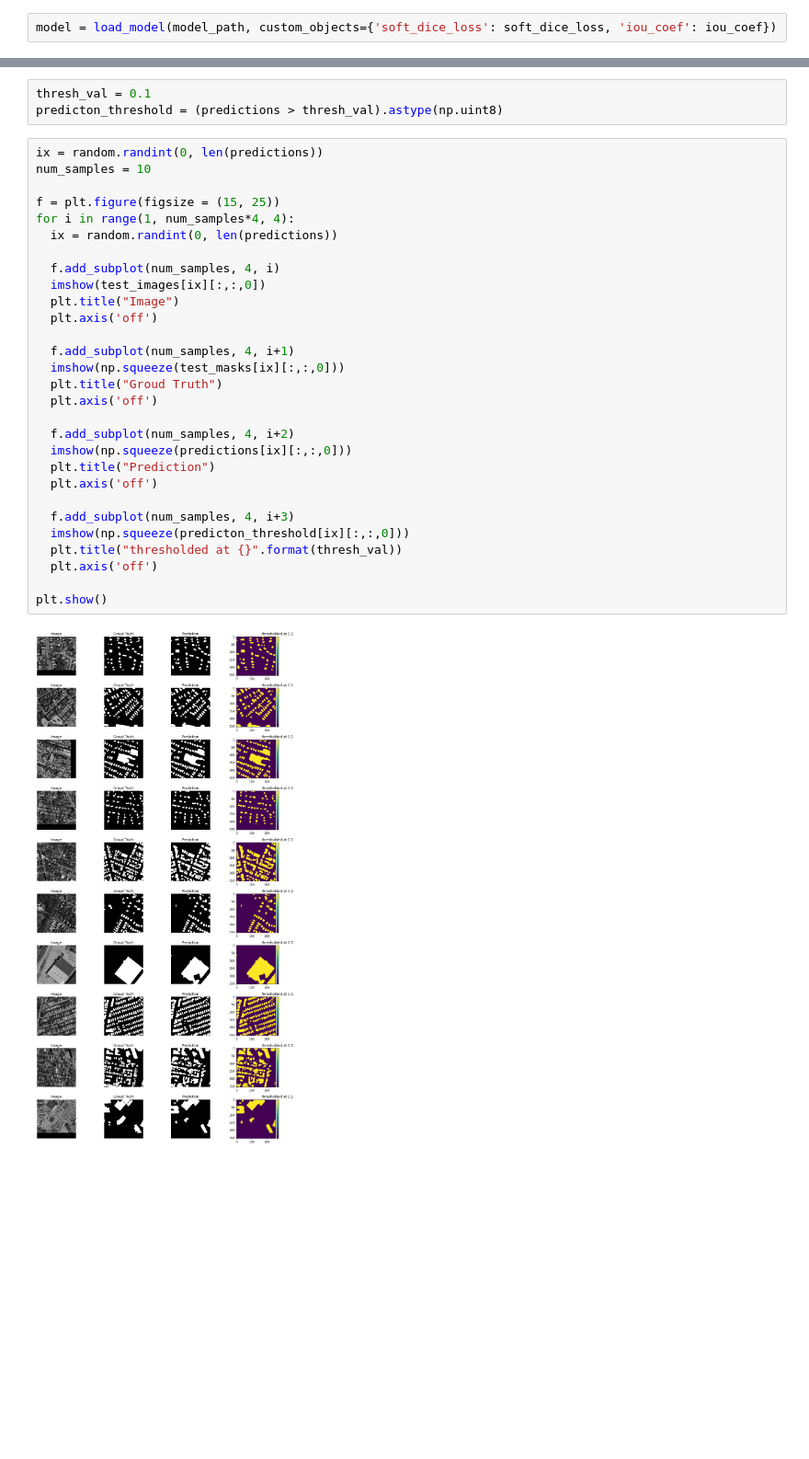
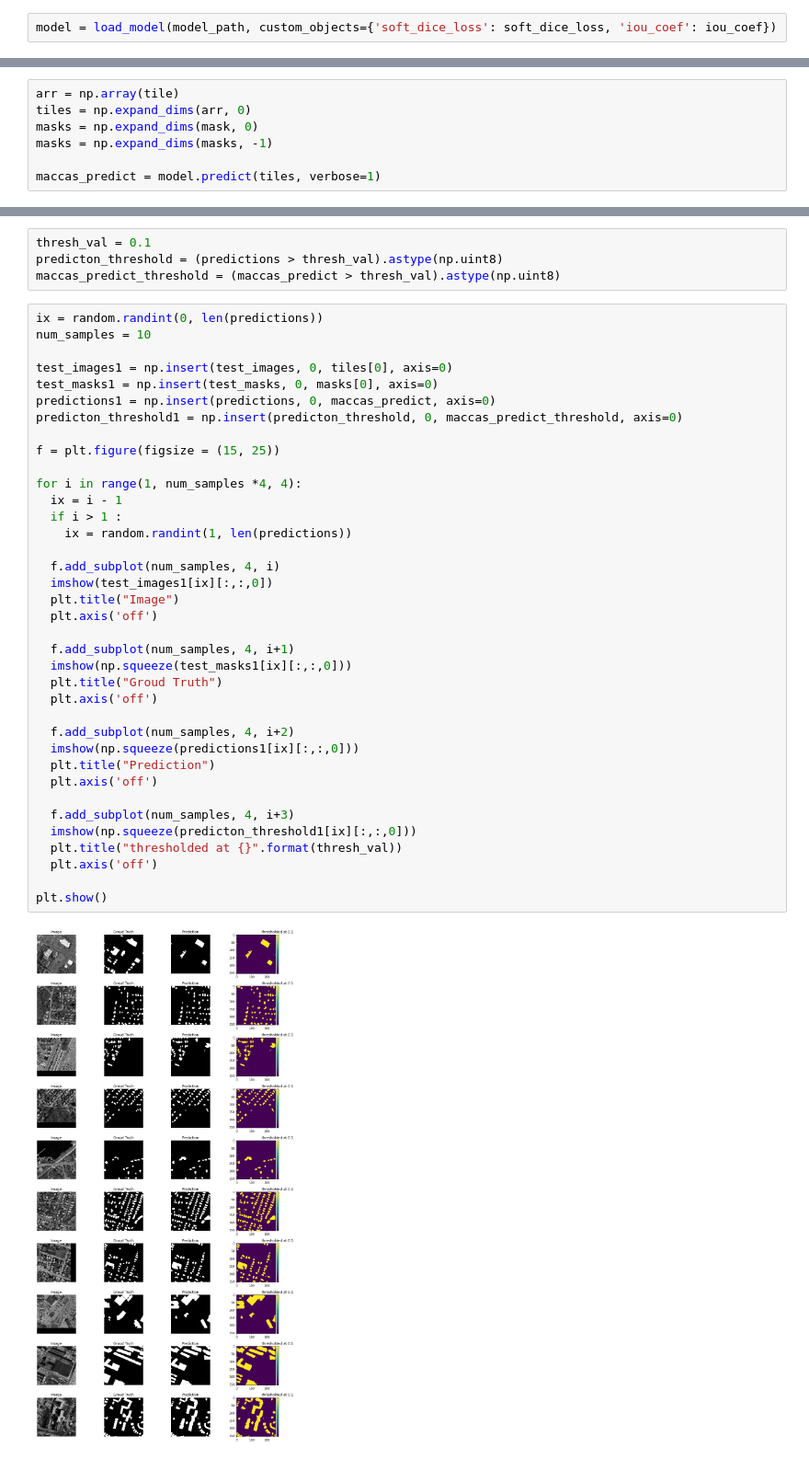
Before and after one commit to Bluedot-Innovation/skeyenet, a Jupyter notebook: Src/Road_Detection_GPU.ipynb, the cells around one changed output, grey strips where cells are left out. Shown at 92% size. Saved outputs shown, nothing was run; the diff lists cells and outputs as text; blank space fills up the shorter version.

Commit message:
segment an Australian McDonalds with the GoogleMaps image

```diff
--- a/Src/Road_Detection_GPU.ipynb
+++ b/Src/Road_Detection_GPU.ipynb
@@ -328,0 +352,7 @@ predictions = model.predict(test_images, verbose=1)
+# %%
+arr = np.array(tile)
+tiles = np.expand_dims(arr, 0)
+masks = np.expand_dims(mask, 0)
+masks = np.expand_dims(masks, -1)
+
+maccas_predict = model.predict(tiles, verbose=1)
@@ -329,34 +361,43 @@ predictions = model.predict(test_images, verbose=1)
 # %%
 thresh_val = 0.1
 predicton_threshold = (predictions > thresh_val).astype(np.uint8)
+maccas_predict_threshold = (maccas_predict > thresh_val).astype(np.uint8)
 # %%
 ix = random.randint(0, len(predictions))
 num_samples = 10
 
+test_images1 = np.insert(test_images, 0, tiles[0], axis=0)
+test_masks1 = np.insert(test_masks, 0, masks[0], axis=0)
+predictions1 = np.insert(predictions, 0, maccas_predict, axis=0)
+predicton_threshold1 = np.insert(predicton_threshold, 0, maccas_predict_threshold, axis=0)
+
 f = plt.figure(figsize = (15, 25))
-for i in range(1, num_samples*4, 4):
-  ix = random.randint(0, len(predictions))
+
+for i in range(1, num_samples *4, 4):
+  ix = i - 1
+  if i > 1 :
+    ix = random.randint(1, len(predictions))
 
   f.add_subplot(num_samples, 4, i)
-  imshow(test_images[ix][:,:,0])
+  imshow(test_images1[ix][:,:,0])
   plt.title("Image")
   plt.axis('off')
 
   f.add_subplot(num_samples, 4, i+1)
-  imshow(np.squeeze(test_masks[ix][:,:,0]))
+  imshow(np.squeeze(test_masks1[ix][:,:,0]))
   plt.title("Groud Truth")
   plt.axis('off')
 
   f.add_subplot(num_samples, 4, i+2)
-  imshow(np.squeeze(predictions[ix][:,:,0]))
+  imshow(np.squeeze(predictions1[ix][:,:,0]))
   plt.title("Prediction")
   plt.axis('off')
 
   f.add_subplot(num_samples, 4, i+3)
-  imshow(np.squeeze(predicton_threshold[ix][:,:,0]))
+  imshow(np.squeeze(predicton_threshold1[ix][:,:,0]))
   plt.title("thresholded at {}".format(thresh_val))
   plt.axis('off')
 
 plt.show()
 # %% [output]
-[figure, old version]
+[figure, new version]
```
Also changed, not shown: parts of 6 cells of this notebook.
